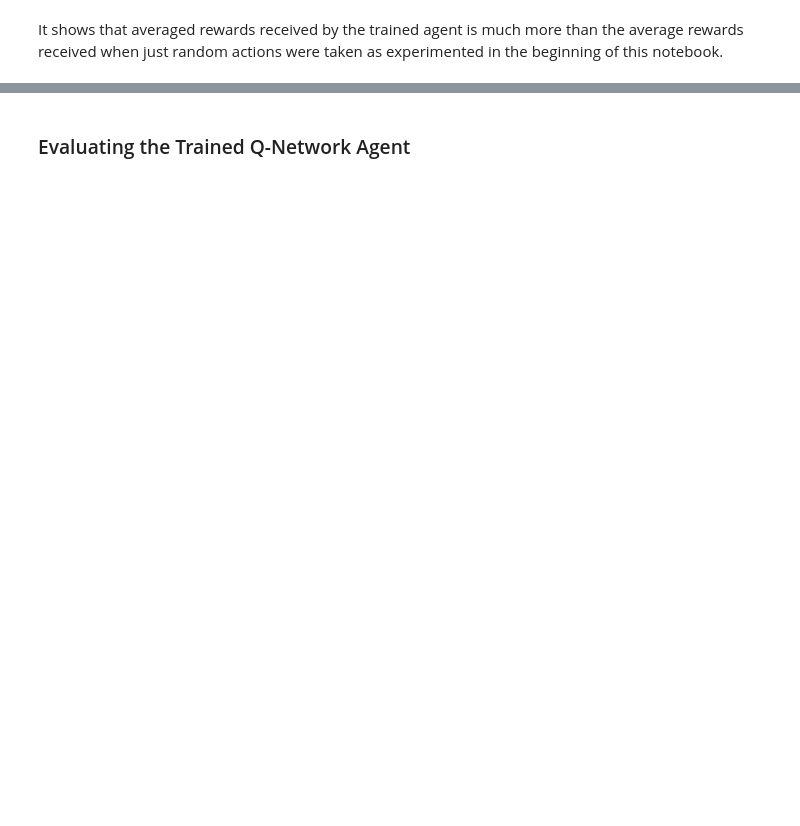
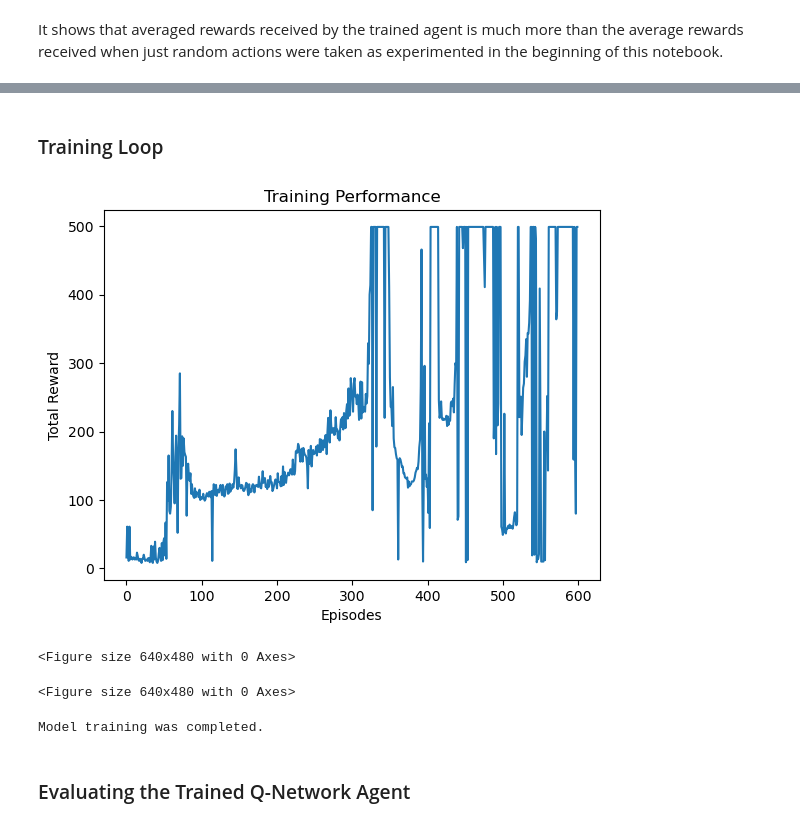
Before and after one commit to PradipKumarDas/Teaching, a Jupyter notebook: 22AML17213-Reinforcement_Learning/CartPole/cartpole-v1.ipynb, the cells around one changed output, grey strips where cells are left out. Cells and saved outputs as stored; diff of their text form; code cells hidden in the pictures; blank space fills up the shorter version.

```diff
--- a/22AML17213-Reinforcement_Learning/CartPole/cartpole-v1.ipynb
+++ b/22AML17213-Reinforcement_Learning/CartPole/cartpole-v1.ipynb
@@ -563,0 +384,9 @@ Current Exploration Rate (ε): 0.010
+# %%
+# Shows model's training performance live during training
+
+is_ipython = 'inline' in matplotlib.get_backend()   # Makes plot interactive to show learning progress in real-time
+if is_ipython:
+    from IPython import display
+plt.ion()                                           # Switches 'on' interactive mode of plot
+
+env = gym.make("CartPole-v1")                       # Creates the CartPole environment
@@ -563,0 +474,10 @@ Current Exploration Rate (ε): 0.010
+# %%
+state, info = env.reset()                           # Resets the environment to start a new episode
+
+n_actions = env.action_space.n                      # Gets the number of actions
+n_observations = len(state)                         # Gets the number of observations
+
+policy_net = QNetwork(n_observations, n_actions)    # Creates policy network
+target_net = QNetwork(n_observations, n_actions)    # Create target network
+
+target_net.set_weights(policy_net.get_weights())    # Copies weights from policy net to target net
@@ -563,0 +551,2 @@ Current Exploration Rate (ε): 0.010
+# %% [markdown]
+### Training Loop
@@ -563,0 +623,41 @@ Current Exploration Rate (ε): 0.010
+# %%
+# NOTE: Following steps to train the model may take a few tens of minutes to complete on CPUs.
+
+n_episodes = 600    # Number of episodes
+
+# Trains the models over the specified number of episodes
+for episode in range(n_episodes):
+    state, info = env.reset()
+    episode_reward = 0
+    done = False
+
+    while not done:
+        # Selects and performs action
+        action = select_action(state)
+        next_state, reward, terminated, truncated, _ = env.step(action)
+        done = terminated or truncated
+
+        memory.push(state, action, next_state, reward, done)   # Store the transition in memory
+
+        state = next_state          # Next state becomes current state
+
+        if not done:                # Rewards increments only if episode is not done
+            episode_reward += reward
+
+        optimize_model()            # Performs one step of optimization
+
+        if done:                    # Total rewards get stored and plot gets updated once episode is done
+            total_reward.append(episode_reward)
+            plot_total_rewards()
+            break
+
+plot_total_rewards(show_result=True)
+plt.ioff()                              # Switches 'off' interactive mode of plot
+plt.show()
+
+print('Model training was completed.')
+# %% [output]
+[figure, added]
+<Figure size 640x480 with 0 Axes>
+<Figure size 640x480 with 0 Axes>
+Model training was completed.
```
Also changed, not shown: parts of 41 cells of this notebook, 1 other file.
